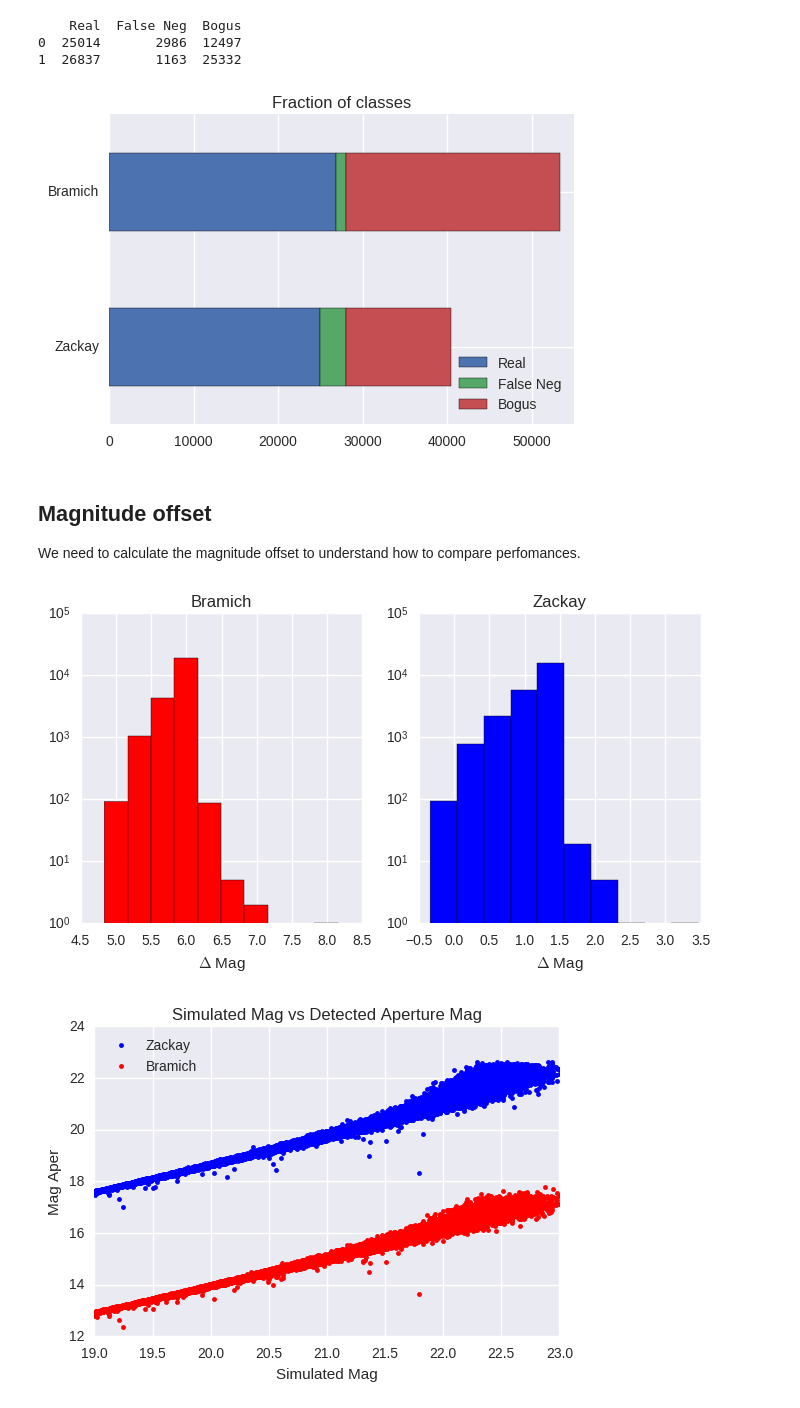
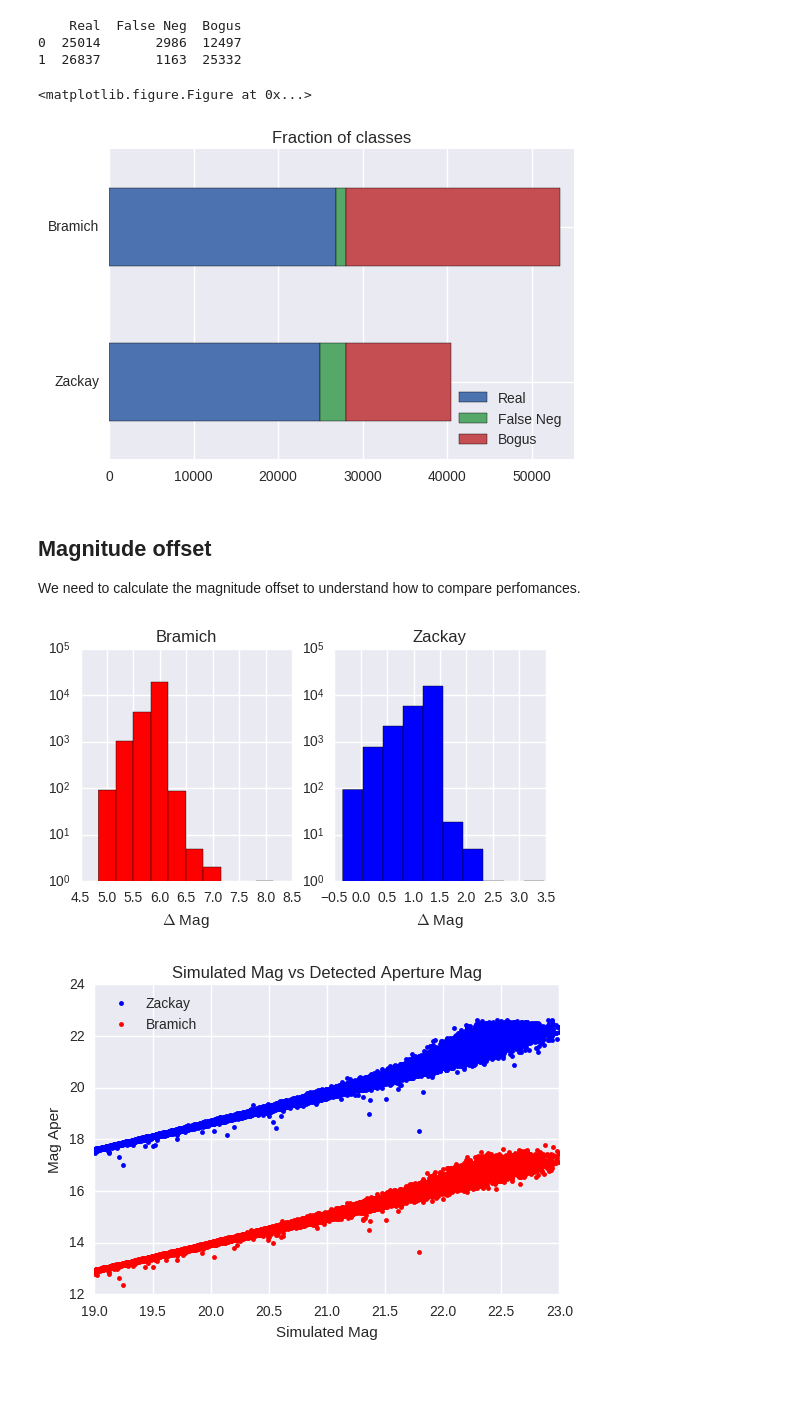
Before and after one commit to BrunoSanchez/RBMLearning, a Jupyter notebook: Plots.ipynb, the cells around one changed output. Saved outputs shown, nothing was run; the diff lists cells and outputs as text; code cells hidden in the pictures; blank space fills up the shorter version.

```diff
--- a/Plots.ipynb
+++ b/Plots.ipynb
@@ -87,6 +87,7 @@ print df2
 0  25014       2986  12497
 1  26837       1163  25332
 # %%
+plt.figure(figsize=(4, 3))
 df2.plot.barh(stacked=True)
 plt.title('Fraction of classes')
 plt.xscale('linear')
@@ -96,6 +97,7 @@ plt.yticks([0,1], ['Zackay', 'Bramich'])
 plt.legend(loc='lower right')
 plt.savefig(os.path.join(plot_dir, 'fractions_classes.png'))
 # %% [output]
+<matplotlib.figure.Figure at 0x...>
 [figure]
 # %% [markdown]
 ## Magnitude offset
@@ -133,18 +135,18 @@ detections = pd.merge(cx_ois, cx_zps, on='sim_id', suffixes=('_ois','_zps'))
 detections['MAG_OFFSET_zps'] = detections['sim_mag_zps'] - detections['MAG_ISO_zps']
 detections['MAG_OFFSET_ois'] = detections['sim_mag_ois'] - detections['MAG_ISO_ois']
 # %%
-plt.figure(figsize=(8,4))
+plt.figure(figsize=(6,3))
 plt.subplot(121)
 plt.hist(detections['MAG_OFFSET_ois'], log=True, color='red')
 plt.title('Bramich')
 plt.xlabel(r'$\Delta$ Mag')
 plt.subplot(122)
 plt.hist(detections['MAG_OFFSET_zps'], log=True, color='blue')
 plt.xlabel(r'$\Delta$ Mag')
 plt.title('Zackay')
 #plt.show()
 
 plt.savefig(os.path.join(plot_dir, 'mag_offset.png'), format='png')
 # %% [output]
-[figure, old version]
+[figure, new version]
 # %%
```
Also changed, not shown: parts of 6 cells of this notebook.
